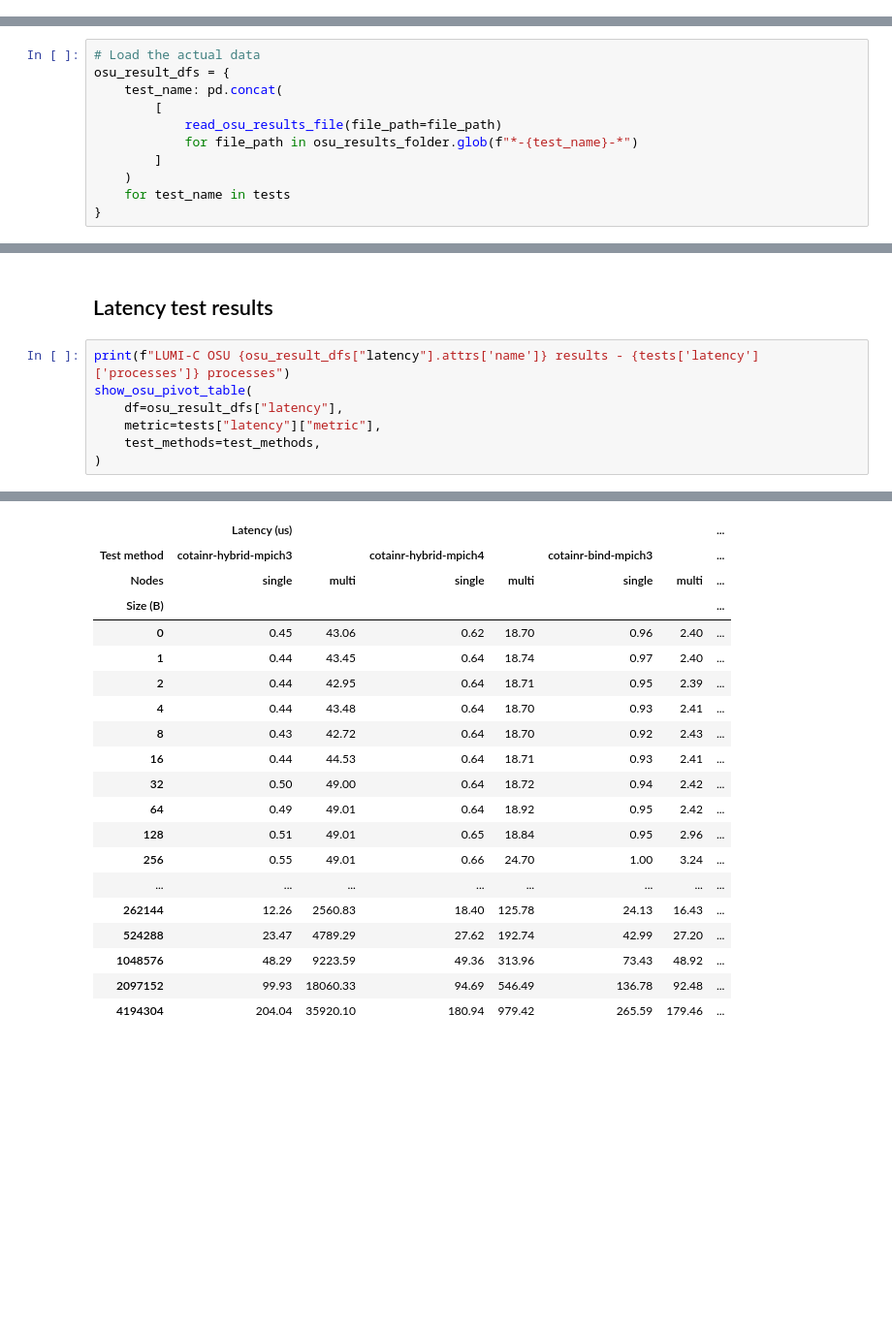
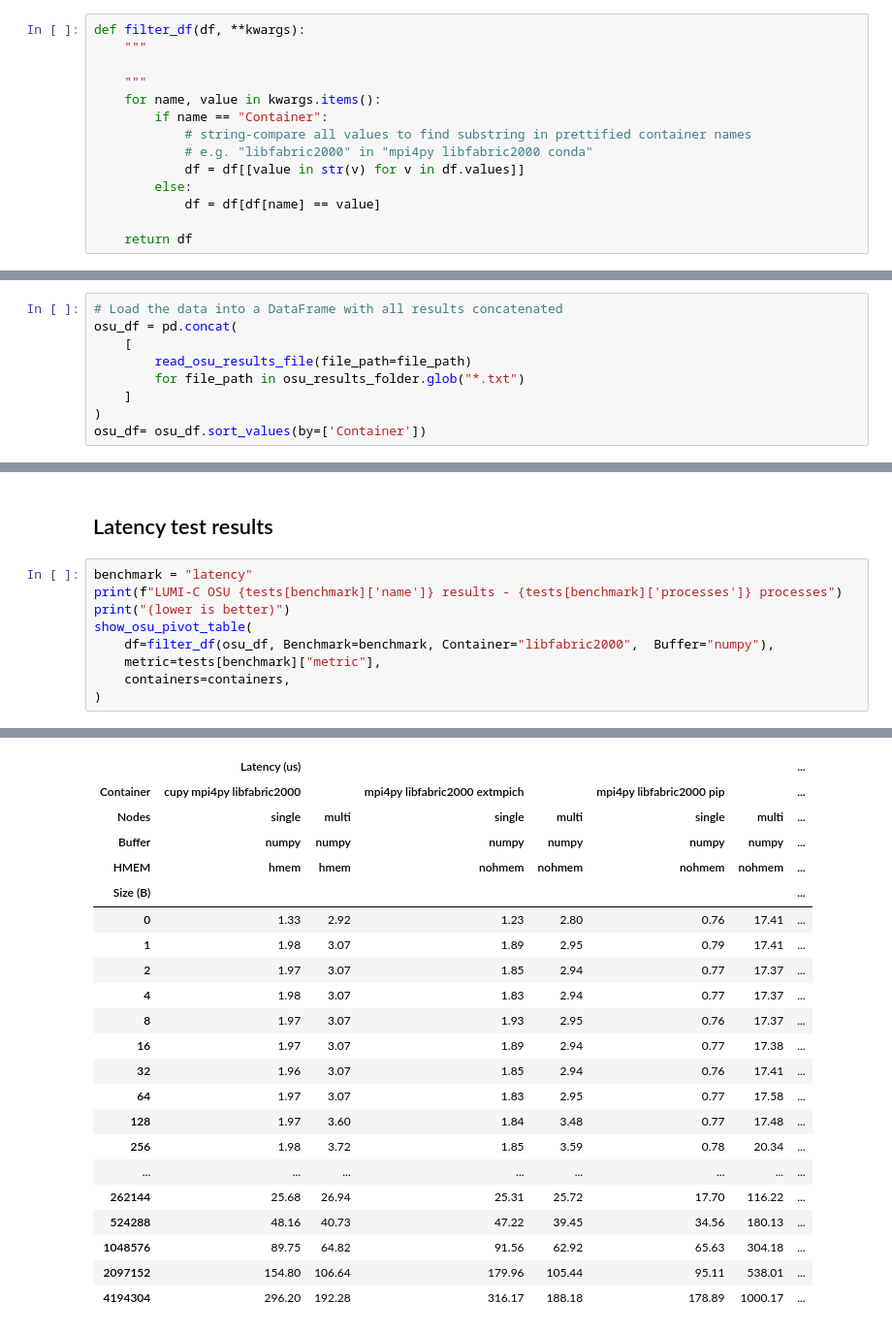
Before and after one commit to DeiC-HPC/BitBulldozersLab, a Jupyter notebook: mpi4py and cupy container using Cotainr/lumi_mpi4py_osu_results.ipynb, the cells around one changed output, grey strips where cells are left out. Shown at 97% size. Drawn from its saved outputs; the diff is of its cells as text; blank space fills up the shorter version.

```diff
--- a/mpi4py and cupy container using Cotainr/lumi_mpi4py_osu_results.ipynb
+++ b/mpi4py and cupy container using Cotainr/lumi_mpi4py_osu_results.ipynb
@@ -31 +60,15 @@ test_methods = [
+# %%
+def filter_df(df, **kwargs):
+    """
+
+    """
+    for name, value in kwargs.items():
+        if name == "Container":
+            # string-compare all values to find substring in prettified container names
+            # e.g. "libfabric2000" in "mpi4py libfabric2000 conda"
+            df = df[[value in str(v) for v in df.values]]
+        else:
+            df = df[df[name] == value]
+
+    return df
 # %%
@@ -173,11 +193,9 @@ def barplot_osu_results(
 # %%
-# Load the actual data
-osu_result_dfs = {
-    test_name: pd.concat(
-        [
-            read_osu_results_file(file_path=file_path)
-            for file_path in osu_results_folder.glob(f"*-{test_name}-*")
-        ]
-    )
-    for test_name in tests
-}
+# Load the data into a DataFrame with all results concatenated
+osu_df = pd.concat(
+    [
+        read_osu_results_file(file_path=file_path)
+        for file_path in osu_results_folder.glob("*.txt")
+    ]
+)
+osu_df= osu_df.sort_values(by=['Container'])
@@ -265,11 +322,13 @@ fig_bandwidth = barplot_osu_results(
 # %% [markdown]
 ## Latency test results
 # %%
-print(f"LUMI-C OSU {osu_result_dfs["latency"].attrs['name']} results - {tests['latency']['processes']} processes")
+benchmark = "latency"
+print(f"LUMI-C OSU {tests[benchmark]['name']} results - {tests[benchmark]['processes']} processes")
+print("(lower is better)")
 show_osu_pivot_table(
-    df=osu_result_dfs["latency"],
-    metric=tests["latency"]["metric"],
-    test_methods=test_methods,
+    df=filter_df(osu_df, Benchmark=benchmark, Container="libfabric2000",  Buffer="numpy"),
+    metric=tests[benchmark]["metric"],
+    containers=containers,
 )
 # %% [output]
 LUMI-C OSU OMB Python MPI Latency Test results - 2 processes
@@ -276,20 +336,22 @@ LUMI-C OSU OMB Python MPI Latency Test results - 2 processes
 |  | Latency (us) |  |  |  |  |  | ... |
-| Test method | cotainr-hybrid-mpich3 |  | cotainr-hybrid-mpich4 |  | cotainr-bind-mpich3 |  | ... |
+| Container | cupy mpi4py libfabric2000 |  | mpi4py libfabric2000 extmpich |  | mpi4py libfabric2000 pip |  | ... |
 | Nodes | single | multi | single | multi | single | multi | ... |
+| Buffer | numpy | numpy | numpy | numpy | numpy | numpy | ... |
+| HMEM | hmem | hmem | nohmem | nohmem | nohmem | nohmem | ... |
 | Size (B) |  |  |  |  |  |  | ... |
-| 0 | 0.45 | 43.06 | 0.62 | 18.70 | 0.96 | 2.40 | ... |
-| 1 | 0.44 | 43.45 | 0.64 | 18.74 | 0.97 | 2.40 | ... |
-| 2 | 0.44 | 42.95 | 0.64 | 18.71 | 0.95 | 2.39 | ... |
-| 4 | 0.44 | 43.48 | 0.64 | 18.70 | 0.93 | 2.41 | ... |
-| 8 | 0.43 | 42.72 | 0.64 | 18.70 | 0.92 | 2.43 | ... |
-| 16 | 0.44 | 44.53 | 0.64 | 18.71 | 0.93 | 2.41 | ... |
-| 32 | 0.50 | 49.00 | 0.64 | 18.72 | 0.94 | 2.42 | ... |
-| 64 | 0.49 | 49.01 | 0.64 | 18.92 | 0.95 | 2.42 | ... |
-| 128 | 0.51 | 49.01 | 0.65 | 18.84 | 0.95 | 2.96 | ... |
-| 256 | 0.55 | 49.01 | 0.66 | 24.70 | 1.00 | 3.24 | ... |
+| 0 | 1.33 | 2.92 | 1.23 | 2.80 | 0.76 | 17.41 | ... |
+| 1 | 1.98 | 3.07 | 1.89 | 2.95 | 0.79 | 17.41 | ... |
+| 2 | 1.97 | 3.07 | 1.85 | 2.94 | 0.77 | 17.37 | ... |
+| 4 | 1.98 | 3.07 | 1.83 | 2.94 | 0.77 | 17.37 | ... |
+| 8 | 1.97 | 3.07 | 1.93 | 2.95 | 0.76 | 17.37 | ... |
+| 16 | 1.97 | 3.07 | 1.89 | 2.94 | 0.77 | 17.38 | ... |
+| 32 | 1.96 | 3.07 | 1.85 | 2.94 | 0.76 | 17.41 | ... |
+| 64 | 1.97 | 3.07 | 1.83 | 2.95 | 0.77 | 17.58 | ... |
+| 128 | 1.97 | 3.60 | 1.84 | 3.48 | 0.77 | 17.48 | ... |
+| 256 | 1.98 | 3.72 | 1.85 | 3.59 | 0.78 | 20.34 | ... |
 | ... | ... | ... | ... | ... | ... | ... | ... |
-| 262144 | 12.26 | 2560.83 | 18.40 | 125.78 | 24.13 | 16.43 | ... |
-| 524288 | 23.47 | 4789.29 | 27.62 | 192.74 | 42.99 | 27.20 | ... |
-| 1048576 | 48.29 | 9223.59 | 49.36 | 313.96 | 73.43 | 48.92 | ... |
-| 2097152 | 99.93 | 18060.33 | 94.69 | 546.49 | 136.78 | 92.48 | ... |
-| 4194304 | 204.04 | 35920.10 | 180.94 | 979.42 | 265.59 | 179.46 | ... |
+| 262144 | 25.68 | 26.94 | 25.31 | 25.72 | 17.70 | 116.22 | ... |
+| 524288 | 48.16 | 40.73 | 47.22 | 39.45 | 34.56 | 180.13 | ... |
+| 1048576 | 89.75 | 64.82 | 91.56 | 62.92 | 65.63 | 304.18 | ... |
+| 2097152 | 154.80 | 106.64 | 179.96 | 105.44 | 95.11 | 538.01 | ... |
+| 4194304 | 296.20 | 192.28 | 316.17 | 188.18 | 178.89 | 1000.17 | ... |
```
Also changed, not shown: parts of 28 cells of this notebook.
